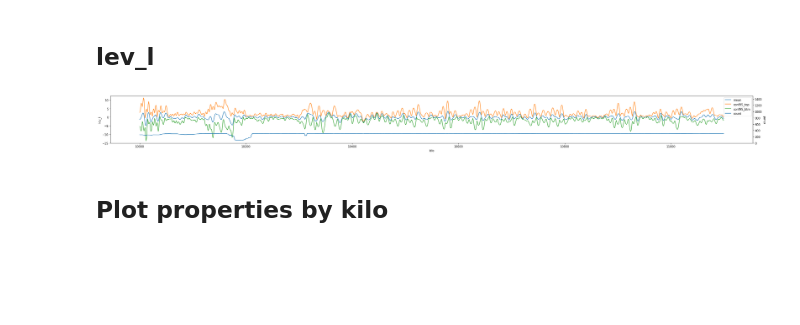
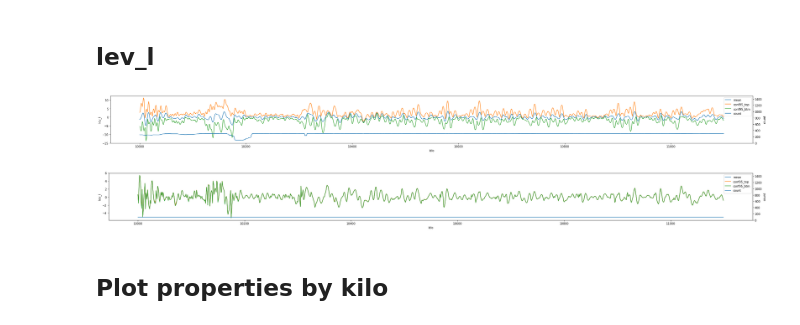
Before and after one commit to hiroshi-kuriyama/rail_level_gap, a Jupyter notebook: script/eda_track.ipynb, the cells around one changed output. Drawn from its saved outputs; the diff is of its cells as text; code cells hidden in the pictures; blank space fills up the shorter version.

Commit message:
Update: add pred eda for eda_track and moving_mean

```diff
--- a/script/eda_track.ipynb
+++ b/script/eda_track.ipynb
@@ -67,3 +69,16 @@ track['a'].head()
+# %%
+index_master = pd.read_csv(os.path.join(input_dir, 'index_master.csv'))
+index_master.columns = ['id', 'line_name', 'date', 'kilo']
+index_master['date'] = pd.to_datetime(index_master['date'])
+# index_master['kilo'] = index_master['kilo'].astype('str')
+submission = pd.read_csv(os.path.join(output_dir, 'lgbm_baseline_20181207.csv'), names=('id', 'lev_l'))
+
+track_pred_tmp = index_master.merge(submission, on='id')
+track_pred = {}
+for abcd in abcd_list:
+    track_pred[abcd] = track_pred_tmp.query('line_name=="{}"'.format(abcd.upper()))
+
+del index_master, submission, track_pred_tmp
 # %% [markdown]
 ## lev_l
 # %%
@@ -91,6 +106,10 @@ def plot_mean_by_kilo(track):
 plot_mean_by_kilo(track['a'].query('kilo<11100'))
 # %% [output]
 [figure]
+# %%
+plot_mean_by_kilo(track_pred['a'].query('kilo<11100'))
+# %% [output]
+[figure, added]
 # %% [markdown]
 ## Plot properties by kilo
 # %%
```
Also changed, not shown: parts of 5 cells of this notebook, 1 other file.
